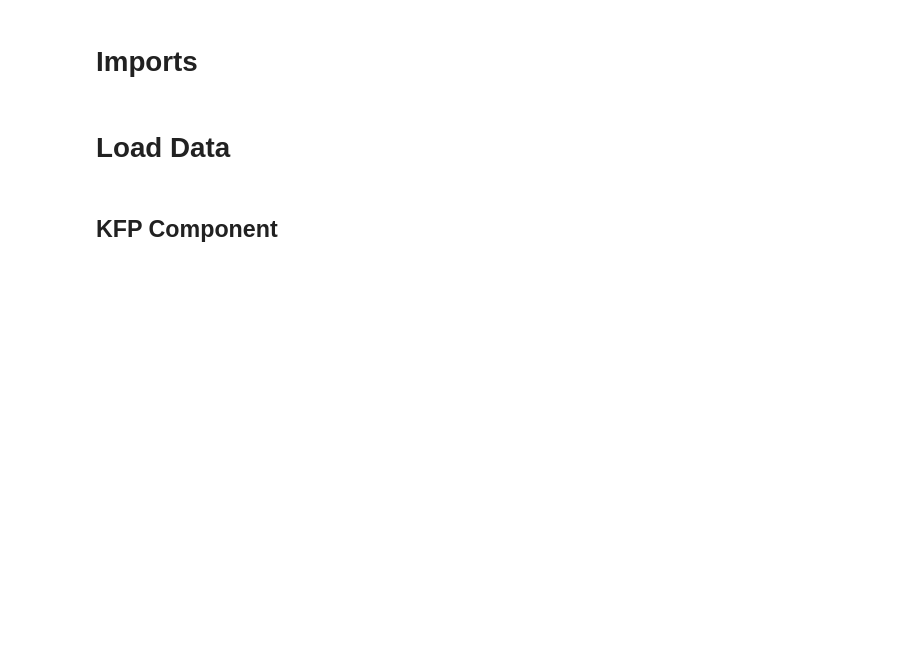
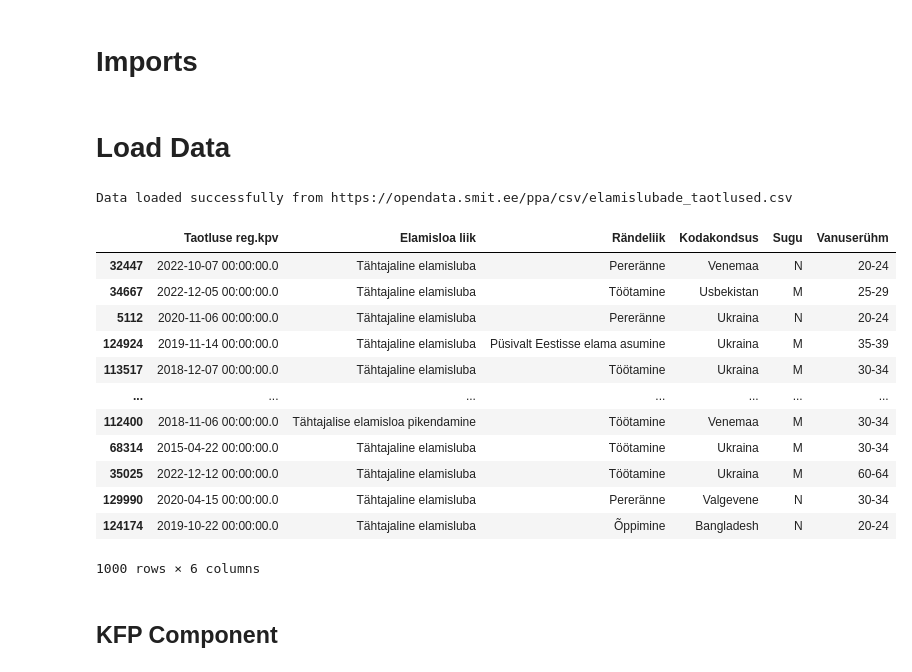
Before and after one commit to SynthGuard/synthguard-framework, a Jupyter notebook: pipelines/LAGO/LAGO-demo.ipynb, the cells around one changed output. Cells and saved outputs as stored; diff of their text form; code cells hidden in the pictures; blank space fills up the shorter version.

```diff
--- a/pipelines/LAGO/LAGO-demo.ipynb
+++ b/pipelines/LAGO/LAGO-demo.ipynb
@@ -10,27 +10,33 @@ from typing import  NamedTuple
 # %% [markdown]
 # Load Data
 # %%
-#%load_ext autoreload
-#%autoreload 2
-#%matplotlib inline
 
-import warnings
-warnings.filterwarnings("ignore")
 import synthguard.helper_functions as sd
 from synthguard.input_handler import InputHandler
 import pandas as pd
 
-
-# from input_handler import InputHandler
-
-INPUT_PATH = './../../../code/synthetic_data_tool/datasets/tabular/cyber/LAGO/elamislubade_taotlused.csv'
-
 # input handler
 inputHandler = InputHandler()
 inputHandler.load_data_from_url("https://opendata.smit.ee/ppa/csv/elamislubade_taotlused.csv")
-# input_handler.load_data_csv(file_path=INPUT_PATH)
-input_data = inputHandler.data
+
+# sample 1000 random rows
+input_data = inputHandler.data.sample(n=1000, random_state=42)
 input_data
+# %% [output]
+Data loaded successfully from https://opendata.smit.ee/ppa/csv/elamislubade_taotlused.csv
+|  | Taotluse reg.kpv | Elamisloa liik | Rändeliik | Kodakondsus | Sugu | Vanuserühm |
+| 32447 | 2022-10-07 00:00:00.0 | Tähtajaline elamisluba | Pereränne | Venemaa | N | 20-24 |
+| 34667 | 2022-12-05 00:00:00.0 | Tähtajaline elamisluba | Töötamine | Usbekistan | M | 25-29 |
+| 5112 | 2020-11-06 00:00:00.0 | Tähtajaline elamisluba | Pereränne | Ukraina | N | 20-24 |
+| 124924 | 2019-11-14 00:00:00.0 | Tähtajaline elamisluba | Püsivalt Eestisse elama asumine | Ukraina | M | 35-39 |
+| 113517 | 2018-12-07 00:00:00.0 | Tähtajaline elamisluba | Töötamine | Ukraina | M | 30-34 |
+| ... | ... | ... | ... | ... | ... | ... |
+| 112400 | 2018-11-06 00:00:00.0 | Tähtajalise elamisloa pikendamine | Töötamine | Venemaa | M | 30-34 |
+| 68314 | 2015-04-22 00:00:00.0 | Tähtajaline elamisluba | Töötamine | Ukraina | M | 30-34 |
+| 35025 | 2022-12-12 00:00:00.0 | Tähtajaline elamisluba | Töötamine | Ukraina | M | 60-64 |
+| 129990 | 2020-04-15 00:00:00.0 | Tähtajaline elamisluba | Pereränne | Valgevene | N | 30-34 |
+| 124174 | 2019-10-22 00:00:00.0 | Tähtajaline elamisluba | Õppimine | Bangladesh | N | 20-24 |
+1000 rows × 6 columns
 # %% [markdown]
 ## KFP Component
 # %%
```
Also changed, not shown: parts of 13 cells of this notebook, 12 other files.
